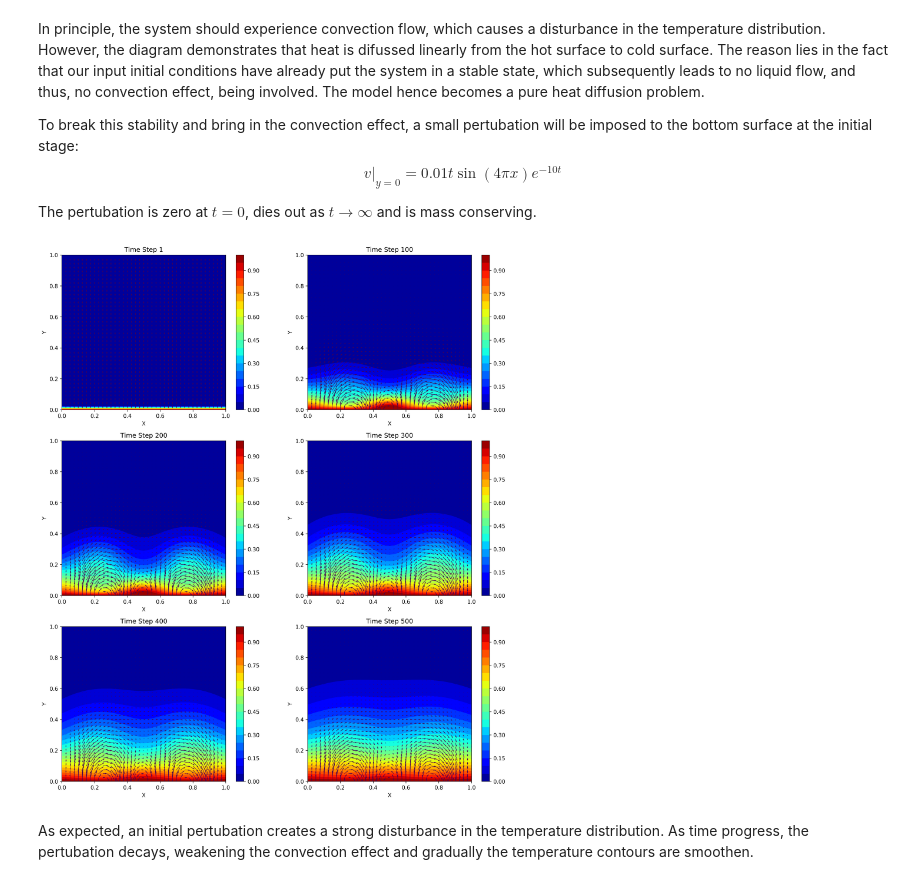
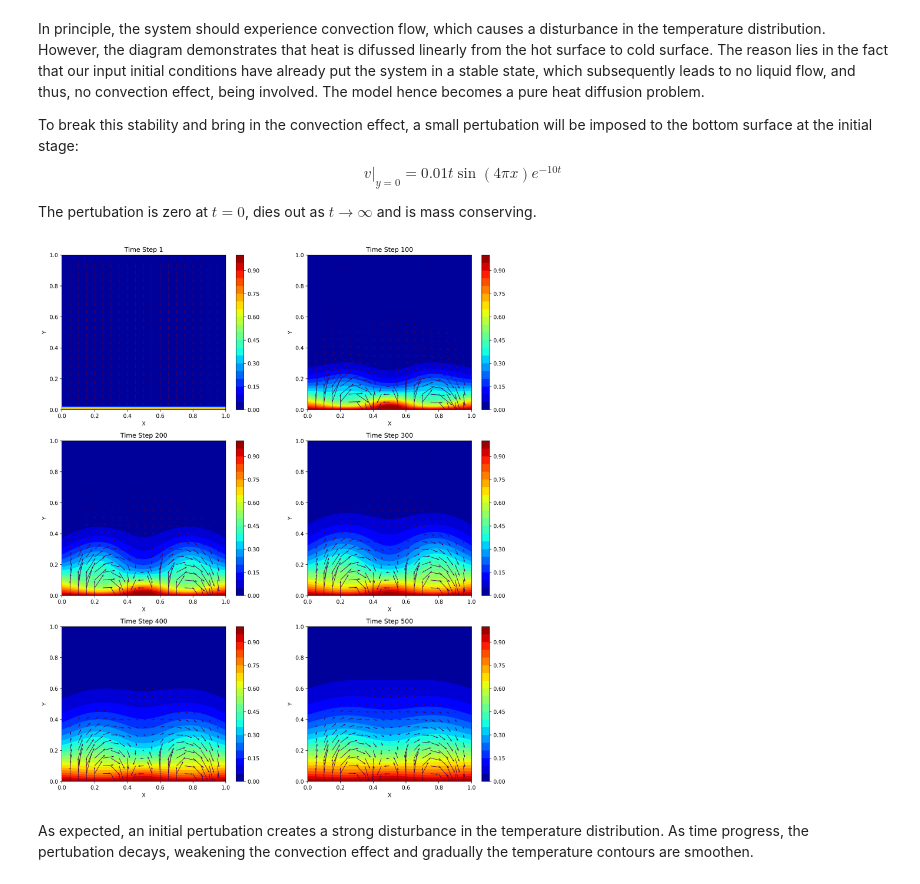
Before and after one commit to weiming9115/ATM663_convection_meso, a Jupyter notebook: Assignments/Notebooks/Boussinesq_weiming.ipynb, the cells around one changed output. Cells and saved outputs as stored; diff of their text form; code cells hidden in the pictures.

```diff
--- a/Assignments/Notebooks/Boussinesq_weiming.ipynb
+++ b/Assignments/Notebooks/Boussinesq_weiming.ipynb
@@ -153,7 +153,7 @@ Equation (12), (13), (14) and (16) form a set of four equations to solve for fou
 In this work, Bousinesq approximation method will be used to study the 2D behavior of fluid in a container with heated bottom surface. No-slip boundary condition is applied to all surface. As for temperature, the bottom surface is pinned at $T_{high}$=1, the topsurface is pinned at $T_0$=0, while the two sides experience open boundary condition.
 # %%
 # Function to solve Possion equation
-def presPoisson(p, dx, dy,rho):
+def presPoisson(p, T, dx, dy, rho, g, beta):
     pn = np.empty_like(p)
     pn = p.copy()
 
@@ -161,13 +161,16 @@ def presPoisson(p, dx, dy,rho):
     b[1:-1,1:-1]=rho*(1/dt*((u[1:-1,2:]-u[1:-1,0:-2])/(2*dx)+(v[2:,1:-1]-v[0:-2,1:-1])/(2*dy))-\
                  ((u[1:-1,2:]-u[1:-1,0:-2])/(2*dx))**2-\
                  2*((u[2:,1:-1]-u[0:-2,1:-1])/(2*dy)*(v[1:-1,2:]-v[1:-1,0:-2])/(2*dx))-\
-                 ((v[2:,1:-1]-v[0:-2,1:-1])/(2*dy))**2)
+                 ((v[2:,1:-1]-v[0:-2,1:-1])/(2*dy))**2) \
+                 + rho*g*beta*((T[1:-1,2:]-T[1:-1,0:-2])/(2*dx) + (T[2:,1:-1]-T[0:-2,1:-1])/(2*dy))
 
-    for q in range(nit):
+    for q in range(nit): # iterations for p to approach convergence
         pn = p.copy()
-        p[1:-1,1:-1] = ((pn[1:-1,2:]+pn[1:-1,0:-2])*dy**2+(pn[2:,1:-1]+pn[0:-2,1:-1])*dx**2)/\
-                        (2*(dx**2+dy**2)) -\
-                        dx**2*dy**2/(2*(dx**2+dy**2))*b[1:-1,1:-1]
+        #p[1:-1,1:-1] = ((pn[1:-1,2:]+pn[1:-1,0:-2])*dy**2+(pn[2:,1:-1]+pn[0:-2,1:-1])*dx**2)/\
+        #                (2*(dx**2+dy**2)) -\
+        #                dx**2*dy**2/(2*(dx**2+dy**2))*b[1:-1,1:-1]
+        p[1:-1,1:-1] = (pn[1:-1,2:]+pn[1:-1,0:-2] + pn[2:,1:-1]+pn[0:-2,1:-1])/4 \
+                        - dx**2/4*b[1:-1,1:-1]
 
         p[-1,:] = p[-2,:] #dp/dy = 0 at y = 2
         p[0,:] = p[1,:]  #dp/dy = 0 at y = 0
@@ -178,8 +181,10 @@ def presPoisson(p, dx, dy,rho):
     return p
 # %%
 def cavityFlow(nt, u, v, dt, dx, dy, p, rho, nu, D, T, T0, T_high, g, beta):
-    un = np.empty_like(u)
-    vn = np.empty_like(v)
+    #un = np.empty_like(u)
+    #vn = np.empty_like(v)
+    un = np.zeros((ny,nx))
+    vm = np.zeros((ny,nx))
     b = np.zeros((ny, nx))
 
     for n in range(nt):
@@ -188,7 +193,7 @@ def cavityFlow(nt, u, v, dt, dx, dy, p, rho, nu, D, T, T0, T_high, g, beta):
         Tn = T.copy()
 
         #compute p
-        p = presPoisson(p, dx, dy, rho)
+        p = presPoisson(p, T, dx, dy, rho, g, beta)
 
         #compute u
         u[1:-1,1:-1] = un[1:-1,1:-1]-\
@@ -235,10 +240,10 @@ def cavityFlow(nt, u, v, dt, dx, dy, p, rho, nu, D, T, T0, T_high, g, beta):
     return u, v, p, T
 # %%
 # Function to plot graph
-def makegraph():
+def makegraph(X,Y,T):
     plt.contourf(X,Y,T,20,cmap='jet')
     plt.colorbar()
-    plt.quiver(X[::1,::1],Y[::1,::1],u[::1,::1],v[::1,::1],0)
+    plt.quiver(X[::2,::2],Y[::2,::2],u[::2,::2],v[::2,::2],0)
     plt.xlabel('X')
     plt.ylabel('Y')
     plt.title('Time Step %s' %(nt))
@@ -320,7 +370,7 @@ def cavityFlow(nt, u, v, v0, dt, dx, dy, p, rho, nu, D, T, T0, T_high, g, beta):
         Tn = T.copy()
 
         #compute p
-        p = presPoisson(p, dx, dy, rho)
+        p = presPoisson(p, T, dx, dy, rho, g, beta)
 
         #compute u
         u[1:-1,1:-1] = un[1:-1,1:-1]-\
@@ -401,7 +451,7 @@ T = np.ones((ny, nx))*T0
 b = np.zeros((ny, nx))
 u, v, p, T = cavityFlow(nt, u, v, v0, dt, dx, dy, p, rho, nu, D, T, T0, T_high, g, beta)
 ax = fig.add_subplot(321)
-makegraph()
+makegraph(X,Y,T)
 
 # Time step 100
 nt=100
@@ -412,7 +462,7 @@ T = np.ones((ny, nx))*T0
 b = np.zeros((ny, nx))
 u, v, p, T = cavityFlow(nt, u, v, v0, dt, dx, dy, p, rho, nu, D, T, T0, T_high, g, beta)
 ax = fig.add_subplot(322)
-makegraph()
+makegraph(X,Y,T)
 
 # Time step 200
 nt=200
@@ -423,43 +473,43 @@ T = np.ones((ny, nx))*T0
 b = np.zeros((ny, nx))
 u, v, p, T = cavityFlow(nt, u, v, v0, dt, dx, dy, p, rho, nu, D, T, T0, T_high, g, beta)
 ax = fig.add_subplot(323)
-makegraph()
+makegraph(X,Y,T)
 
 
 # Time step 300
 nt=300
 u = np.zeros((ny, nx))
 v = np.zeros((ny, nx))
 p = np.zeros((ny, nx))
 T = np.ones((ny, nx))*T0
 b = np.zeros((ny, nx))
 u, v, p, T = cavityFlow(nt, u, v, v0, dt, dx, dy, p, rho, nu, D, T, T0, T_high, g, beta)
 ax = fig.add_subplot(324)
-makegraph()
+makegraph(X,Y,T)
 
 
 # Time step 400
 nt=400
 u = np.zeros((ny, nx))
 v = np.zeros((ny, nx))
 p = np.zeros((ny, nx))
 T = np.ones((ny, nx))*T0
 b = np.zeros((ny, nx))
 u, v, p, T = cavityFlow(nt, u, v, v0, dt, dx, dy, p, rho, nu, D, T, T0, T_high, g, beta)
 ax = fig.add_subplot(325)
-makegraph()
+makegraph(X,Y,T)
 
 # Time step 500
 nt=500
 u = np.zeros((ny, nx))
 v = np.zeros((ny, nx))
 p = np.zeros((ny, nx))
 T = np.ones((ny, nx))*T0
 b = np.zeros((ny, nx))
 u, v, p, T = cavityFlow(nt, u, v, v0, dt, dx, dy, p, rho, nu, D, T, T0, T_high, g, beta)
 ax = fig.add_subplot(326)
-makegraph()
+makegraph(X,Y,T)
 # %% [output]
-[figure, old version]
+[figure, new version]
 # %% [markdown]
 As expected, an initial pertubation creates a strong disturbance in the temperature distribution. As time progress, the pertubation decays, weakening the convection effect and gradually the temperature contours are smoothen.
```
Also changed, not shown: parts of 2 cells of this notebook.
